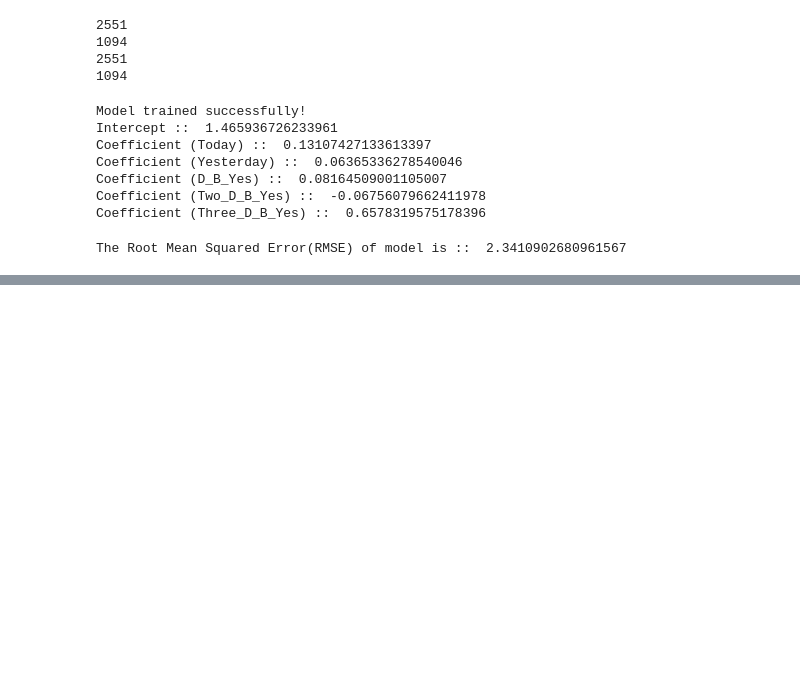
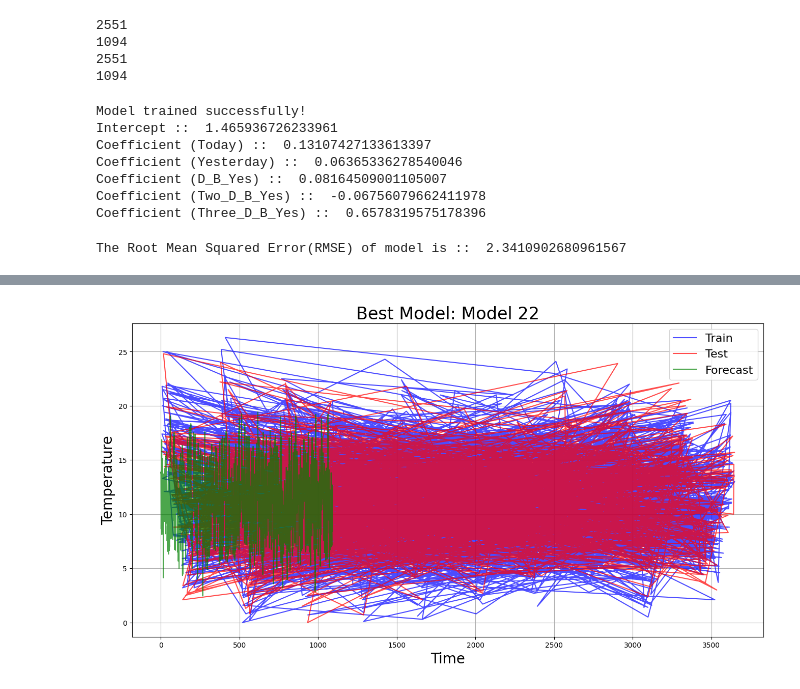
Before and after one commit to Tirth-021/ML-Assignment-2, a Jupyter notebook: question-3.ipynb, the cells around one changed output, grey strips where cells are left out. Cells and saved outputs as stored; diff of their text form; code cells hidden in the pictures; blank space fills up the shorter version.

```diff
--- a/question-3.ipynb
+++ b/question-3.ipynb
@@ -97,0 +102,18 @@ plt.show()
+# %%
+model_number = 22
+model_name = f'model_{model_number}'
+
+
+plt.figure(figsize=(16, 8))
+plt.plot(y_train.index, y_train.values, label="Train", color='blue', alpha=0.7)
+plt.plot(y_test.index, y_test.values, label="Test", color='red', alpha=0.7)
+plt.plot(predictions, label="Forecast", color='green', alpha=0.7)
+
+plt.title(f'Best Model: Model {model_number}', fontsize=24)
+plt.xlabel('Time', fontsize=20)
+plt.ylabel('Temperature', fontsize=20)
+plt.legend(fontsize=16)
+plt.grid(True)
+plt.show()
+# %% [output]
+[figure, added]
```
Also changed, not shown: parts of 2 cells of this notebook.
